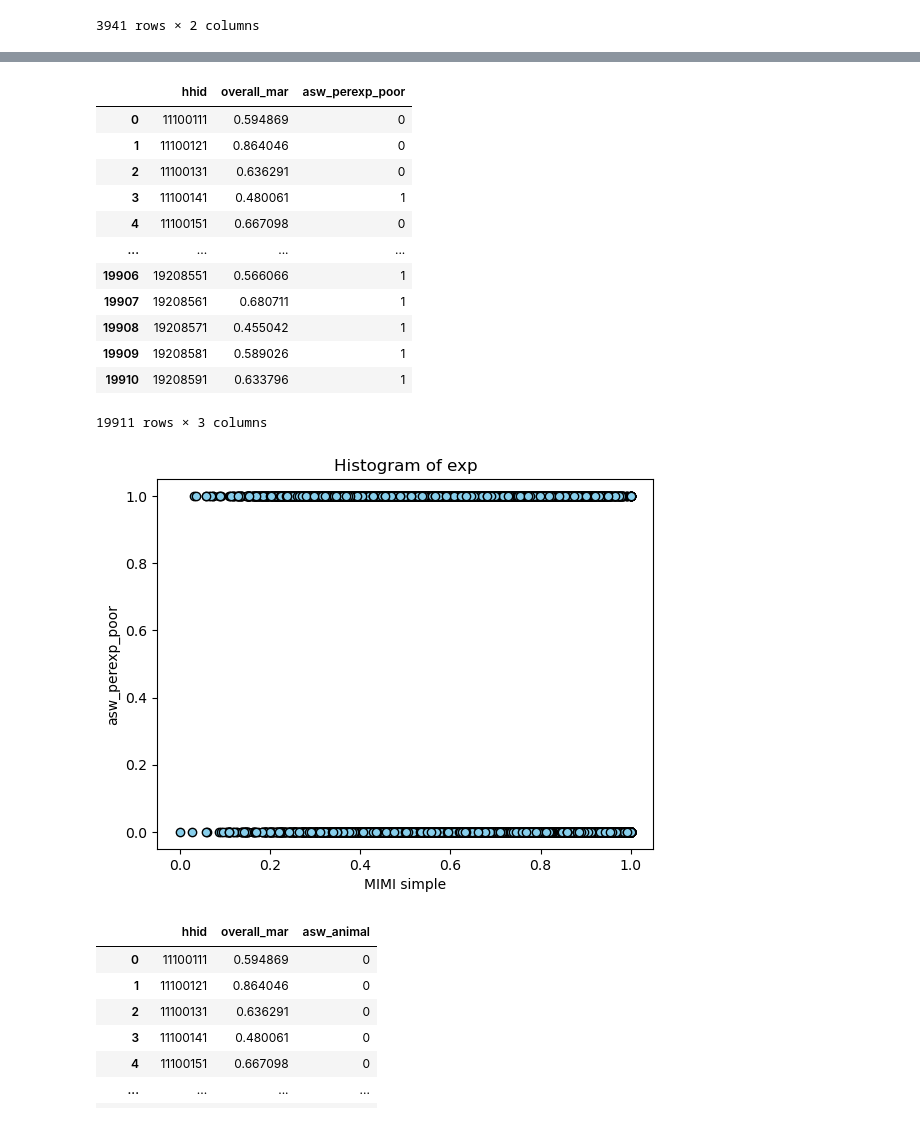
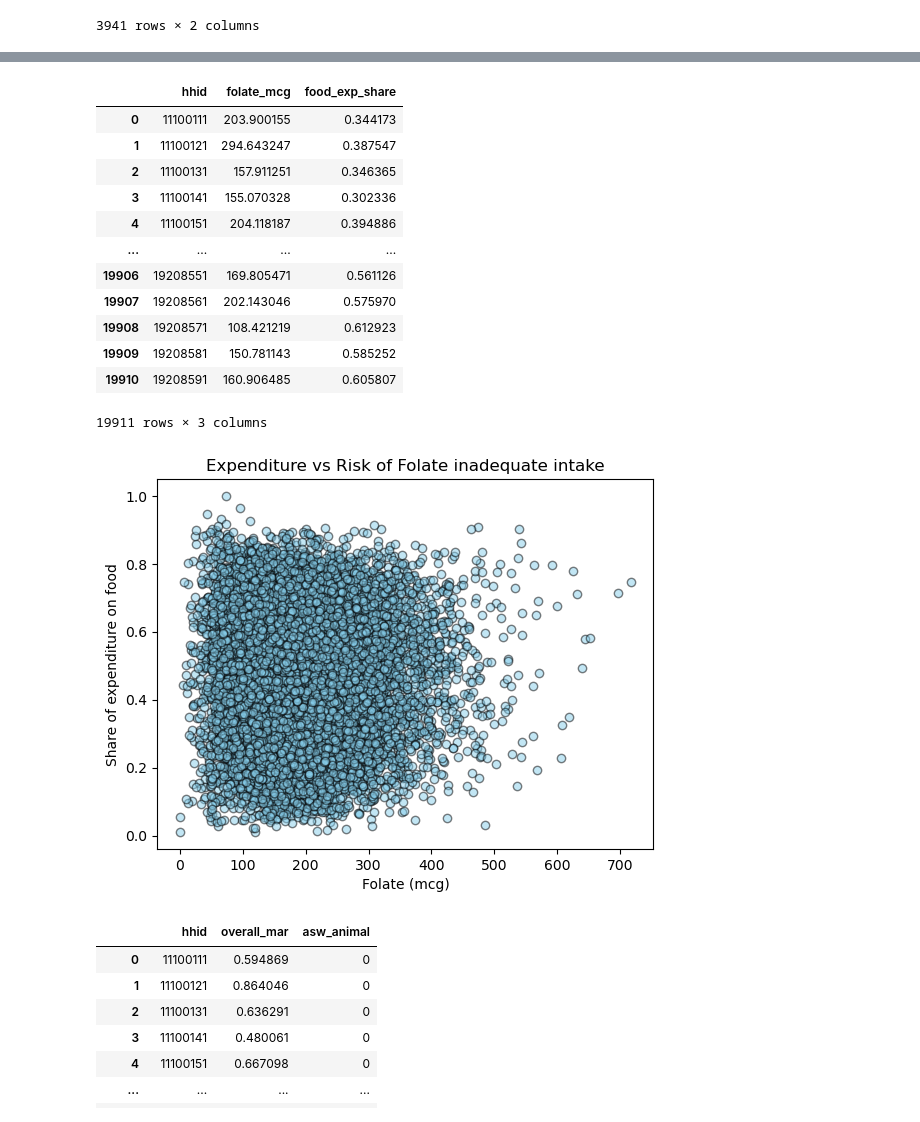
Before and after one commit to MIMI-wfp/sri_lanka, a Jupyter notebook: src/python/extra_features.ipynb, the cells around one changed output, grey strips where cells are left out. Cells and saved outputs as stored; diff of their text form; code cells hidden in the pictures.

```diff
--- a/src/python/extra_features.ipynb
+++ b/src/python/extra_features.ipynb
@@ -7,7 +7,8 @@ import statsmodels.api as sm
 from datetime import datetime
 import os
 # %%
-path_to_data = 'C:/Users/gabriel.battcock/OneDrive - World Food Programme/General - MIMI Project/Countries/Sri Lanka/data/'
+# path_to_data = 'C:/Users/gabriel.battcock/OneDrive - World Food Programme/General - MIMI Project/Countries/Sri Lanka/data/'
+path_to_data = '/Users/gabrielbattcock/Library/CloudStorage/OneDrive-WorldFoodProgramme/General - MIMI Project/Countries/Sri Lanka/data/'
 # %%
 food_security = pd.read_excel(path_to_data + "food_security_survey_2024/data-fs-sp_final-v2.xlsx")
 # %%
@@ -139 +198,11 @@ poverty19 = get_asw_perexp_2019(income)
+# %%
+def get_food_expenditure_share_2019(df):
+
+    df['food_exp_share'] = df['hhfoodexppm'] / df['hhexppm']
+
+    df = df[['hhid', 'food_exp_share']]
+    return df
+
+
+food_share_19 = get_food_expenditure_share_2019(income)
 # %%
@@ -165,29 +251,29 @@ ml_targets = pd.read_csv("../../data/processed/sl_ml_targets_2025-11-13.csv")
 # %%
-poverty_targets = ml_targets[['hhid', 'overall_mar']].merge(poverty19)
+poverty_targets = ml_targets[['hhid', 'folate_mcg']].merge(food_share_19)
 poverty_targets
 # %% [output]
-|  | hhid | overall_mar | asw_perexp_poor |
-| 0 | 11100111 | 0.594869 | 0 |
-| 1 | 11100121 | 0.864046 | 0 |
-| 2 | 11100131 | 0.636291 | 0 |
-| 3 | 11100141 | 0.480061 | 1 |
-| 4 | 11100151 | 0.667098 | 0 |
+|  | hhid | folate_mcg | food_exp_share |
+| 0 | 11100111 | 203.900155 | 0.344173 |
+| 1 | 11100121 | 294.643247 | 0.387547 |
+| 2 | 11100131 | 157.911251 | 0.346365 |
+| 3 | 11100141 | 155.070328 | 0.302336 |
+| 4 | 11100151 | 204.118187 | 0.394886 |
 | ... | ... | ... | ... |
-| 19906 | 19208551 | 0.566066 | 1 |
-| 19907 | 19208561 | 0.680711 | 1 |
-| 19908 | 19208571 | 0.455042 | 1 |
-| 19909 | 19208581 | 0.589026 | 1 |
-| 19910 | 19208591 | 0.633796 | 1 |
+| 19906 | 19208551 | 169.805471 | 0.561126 |
+| 19907 | 19208561 | 202.143046 | 0.575970 |
+| 19908 | 19208571 | 108.421219 | 0.612923 |
+| 19909 | 19208581 | 150.781143 | 0.585252 |
+| 19910 | 19208591 | 160.906485 | 0.605807 |
 19911 rows × 3 columns
 # %%
 
-plt.scatter(poverty_targets[['overall_mar']],poverty_targets['asw_perexp_poor'],  color='skyblue', edgecolor='black')
-plt.title('Histogram of exp')
-plt.xlabel('MIMI simple')
-plt.ylabel('asw_perexp_poor')
+plt.scatter(poverty_targets[['folate_mcg']],poverty_targets['food_exp_share'],  color='skyblue', edgecolor='black', alpha = 0.5),
+plt.title('Expenditure vs Risk of Folate inadequate intake')
+plt.xlabel('Folate (mcg)')
+plt.ylabel('Share of expenditure on food')
 plt.show()
 # %% [output]
-[figure, old version]
+[figure, new version]
 # %%
 animal_targets = ml_targets[['hhid', 'overall_mar']].merge(animal_new)
 animal_targets
```
Also changed, not shown: parts of 5 cells of this notebook, 4 other files.
